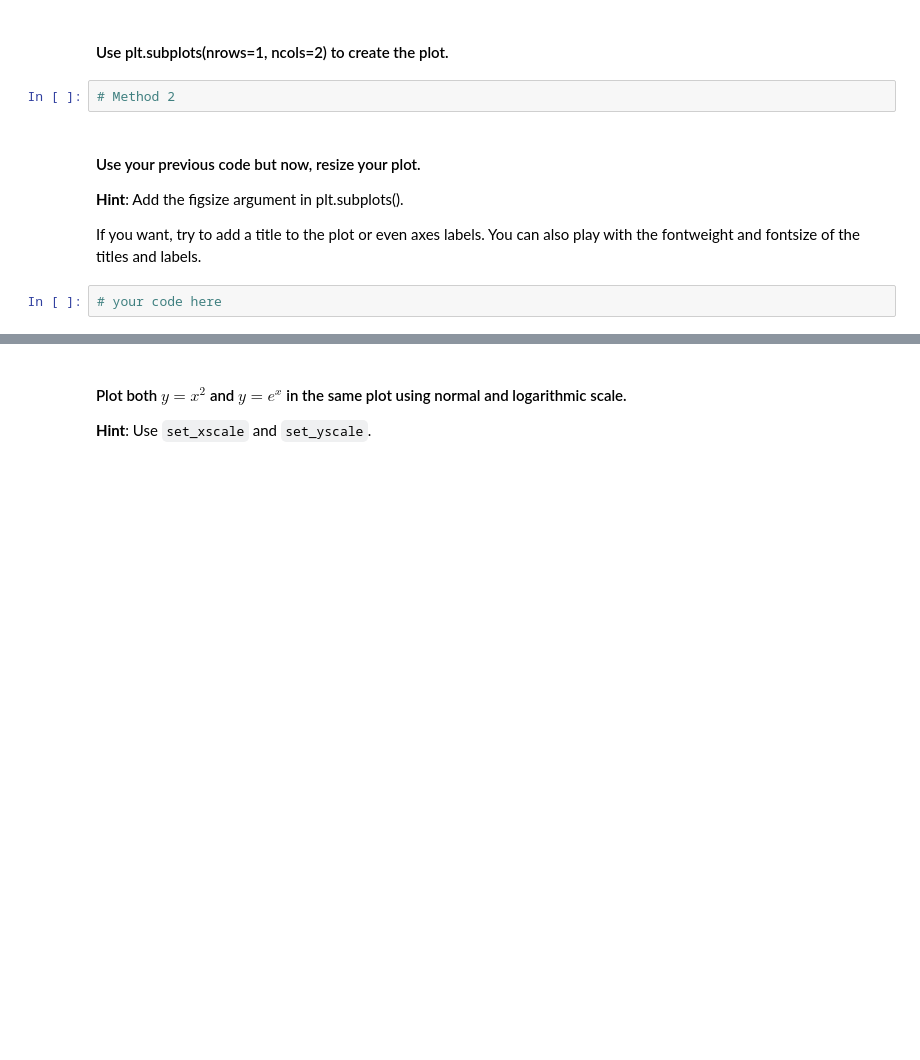
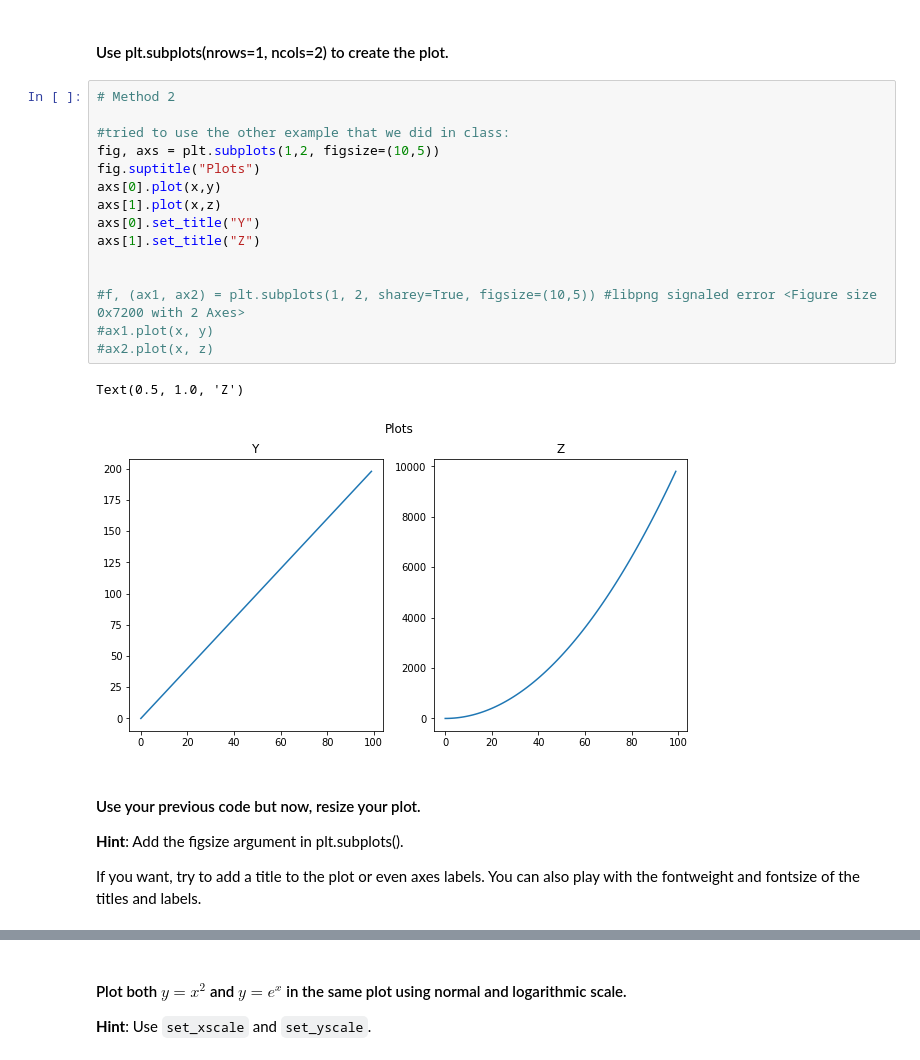
Before and after one commit to ta-data-lis/lab-matplotlib-seaborn, a Jupyter notebook: your-code/main.ipynb, the cells around one changed output, grey strips where cells are left out. Cells and saved outputs as stored; diff of their text form; blank space fills up the shorter version.

```diff
--- a/your-code/main.ipynb
+++ b/your-code/main.ipynb
@@ -25,11 +66,25 @@ Also, play around with the linewidth and style. Use the ones you're most happy w
 # %% [markdown]
 #### Use plt.subplots(nrows=1, ncols=2) to create the plot.
-# %%
-# Method 2
+# %%
+# Method 2
+
+#tried to use the other example that we did in class:
+fig, axs = plt.subplots(1,2, figsize=(10,5))
+fig.suptitle("Plots")
+axs[0].plot(x,y)
+axs[1].plot(x,z)
+axs[0].set_title("Y")
+axs[1].set_title("Z")
+
+
+#f, (ax1, ax2) = plt.subplots(1, 2, sharey=True, figsize=(10,5)) #libpng signaled error <Figure size 0x7200 with 2 Axes>
+#ax1.plot(x, y)
+#ax2.plot(x, z)
+# %% [output]
+Text(0.5, 1.0, 'Z')
+[figure, added]
 # %% [markdown]
 #### Use your previous code but now, resize your plot.
 **Hint**: Add the figsize argument in plt.subplots().
 
 If you want, try to add a title to the plot or even axes labels. You can also play with the fontweight and fontsize of the titles and labels.
-# %%
-# your code here
```
Also changed, not shown: parts of 56 cells of this notebook.
